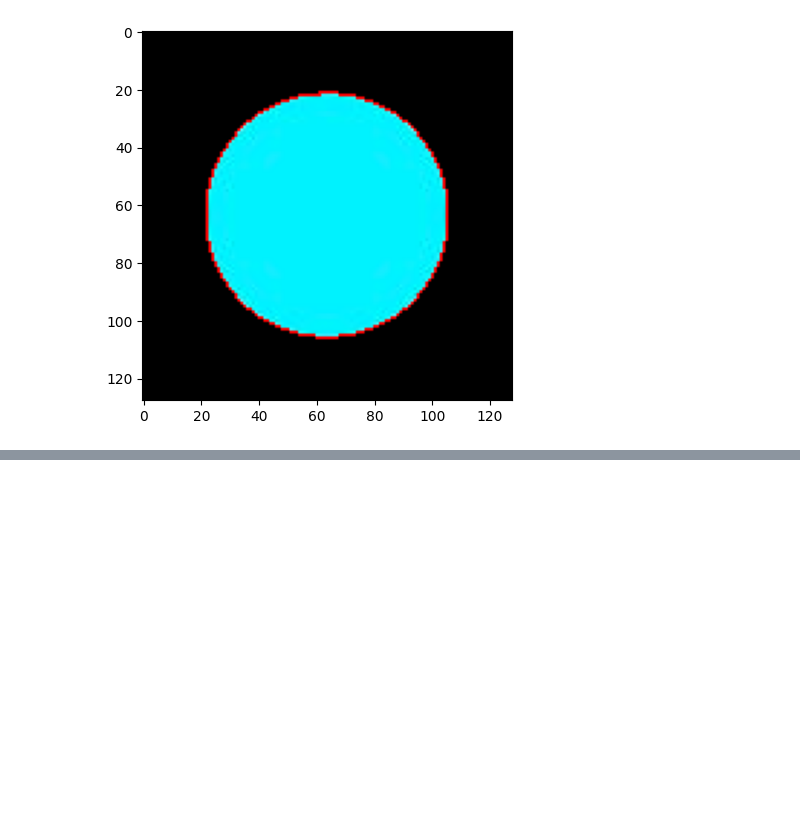
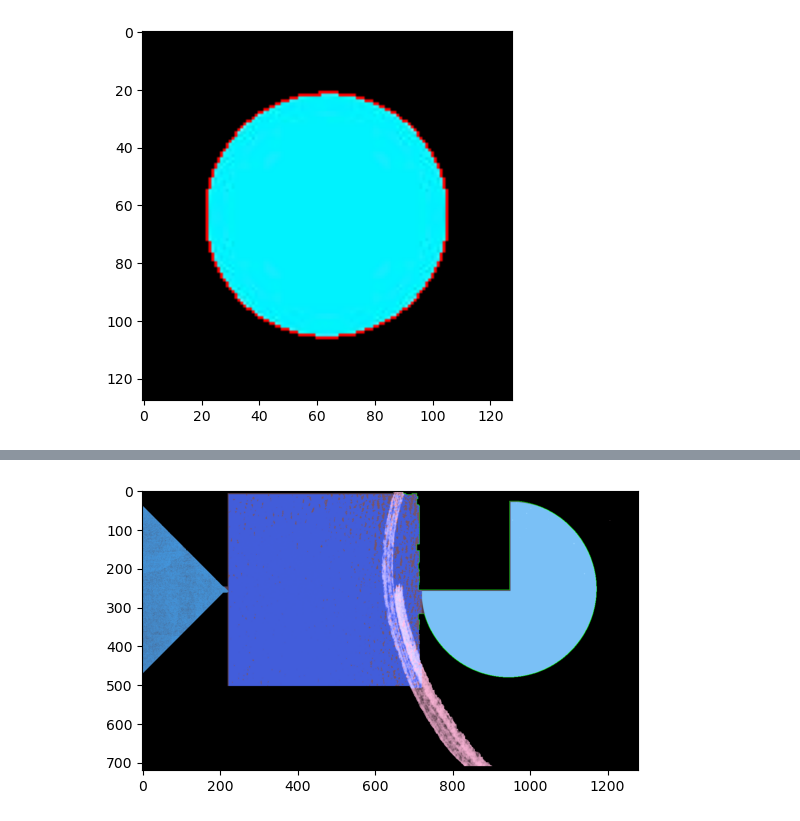
Before and after one commit to DiegoCastr00/VisionArtificial, a Jupyter notebook: main.ipynb, the cells around one changed output, grey strips where cells are left out. Drawn from its saved outputs; the diff is of its cells as text; code cells hidden in the pictures; blank space fills up the shorter version.

```diff
--- a/main.ipynb
+++ b/main.ipynb
@@ -46,0 +75,4 @@ replaceColor(masked, borderCircle, (255,0,0))
+# %%
+chainWaves, borderWaves = FreemanChain(bordes_detectados1, 4)
+print(chainWaves)
+print(borderWaves)
@@ -46,0 +83,4 @@ replaceColor(masked, borderCircle, (255,0,0))
+# %%
+replaceColor(masked1, borderWaves, (0,255,0))
+# %% [output]
+[figure, added]
```
Also changed, not shown: parts of 4 cells of this notebook.
